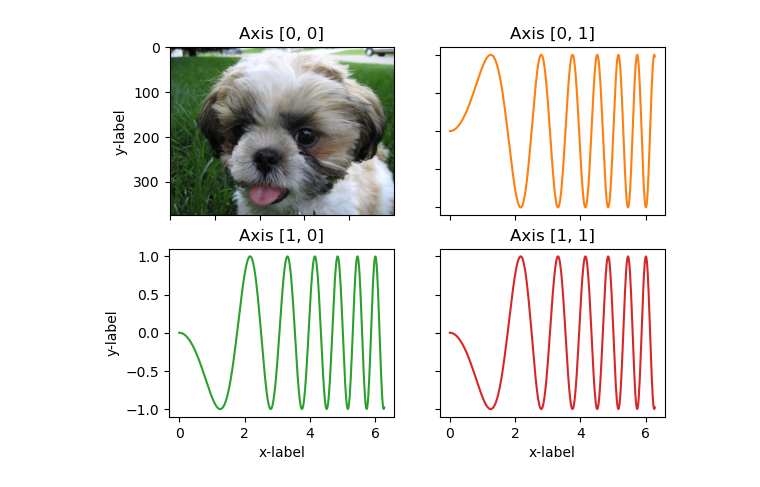
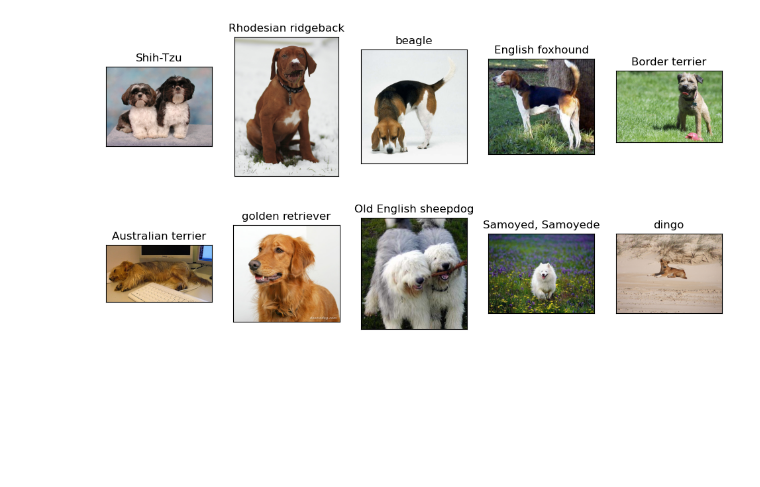
Before and after one commit to YeskendirK/geometric-contrastive-learning, a Jupyter notebook: visualizations.ipynb, the cells around one changed output. Drawn from its saved outputs; the diff is of its cells as text; code cells hidden in the pictures; blank space fills up the shorter version.

Commit message:
Fixed errors in imagenet100

```diff
--- a/visualizations.ipynb
+++ b/visualizations.ipynb
@@ -27 +28,12 @@ plt.savefig("long_tail_distrib.png")
 [figure]
+# %%
+imagewoof_map= {"n02086240": "Shih-Tzu",
+               "n02087394": 'Rhodesian ridgeback',
+               "n02088364": 'beagle',
+               'n02089973': 'English foxhound',
+               'n02093754': 'Border terrier',
+               'n02096294': 'Australian terrier',
+               'n02099601': 'golden retriever',
+               'n02105641': 'Old English sheepdog',#, bobtail',
+               'n02111889': 'Samoyed, Samoyede',
+               'n02115641': 'dingo'}#, warrigal, warragal, Canis dingo'}
@@ -28,32 +86,47 @@ plt.savefig("long_tail_distrib.png")
 # %%
 import matplotlib.pyplot as plt
 import numpy as np
 import matplotlib.image as mpimg
 
 # Some example data to display
-x = np.linspace(0, 2 * np.pi, 400)
-y = np.sin(x ** 2)
+# x = np.linspace(0, 2 * np.pi, 400)
+# y = np.sin(x ** 2)
 
-images
+images = [x  for x in imagewoof_map.keys()]
 
-fig, axs = plt.subplots(2, 2)
-axs[0, 0].imshow(mpimg.imread('ILSVRC2012_val_00002701.JPEG'))
-axs[0, 0].set_title('Axis [0, 0]')
-axs[0, 1].plot(x, y, 'tab:orange')
-axs[0, 1].set_title('Axis [0, 1]')
-axs[1, 0].plot(x, -y, 'tab:green')
-axs[1, 0].set_title('Axis [1, 0]')
-axs[1, 1].plot(x, -y, 'tab:red')
-axs[1, 1].set_title('Axis [1, 1]')
+fig, axs = plt.subplots(2, 5)
 
-for ax in axs.flat:
-    ax.set(xlabel='x-label', ylabel='y-label')
+
+fig.set_size_inches(12, 6)
+for i in range(5):
+    axs[0, i].imshow(mpimg.imread('imagewoof_imgs/' + images[i] + '.JPEG'))
+    axs[0, i].set_title(imagewoof_map[images[i]])
+
+for i in range(5):
+
+    axs[1, i].imshow(mpimg.imread('imagewoof_imgs/' + images[i+5] + '.JPEG'))
+    axs[1, i].set_title(imagewoof_map[images[i+5]])
+
+
+# axs[0, 0].imshow(mpimg.imread('imagewoof_imgs/n02086240.JPEG'))
+# axs[0, 0].set_title('Axis [0, 0]')
+# axs[0, 1].plot(x, y, 'tab:orange')
+# axs[0, 1].set_title('Axis [0, 1]')
+# axs[1, 0].plot(x, -y, 'tab:green')
+# axs[1, 0].set_title('Axis [1, 0]')
+# axs[1, 1].plot(x, -y, 'tab:red')
+# axs[1, 1].set_title('Axis [1, 1]')
+
+# for ax in axs.flat:
+#     ax.set(xlabel='x-label', ylabel='y-label')
 
 # Hide x labels and tick labels for top plots and y ticks for right plots.
 for ax in axs.flat:
     ax.label_outer()
+    ax.get_xaxis().set_visible(False)
+    ax.get_yaxis().set_visible(False)
 # %% [output]
-[figure, old version]
+[figure, new version]
 # %%
 imagewoof_map= {"n02086240": "Shih-Tzu",
                "n02087394": 'Rhodesian ridgeback',
```
Also changed, not shown: parts of 2 cells of this notebook, 15 other files.
